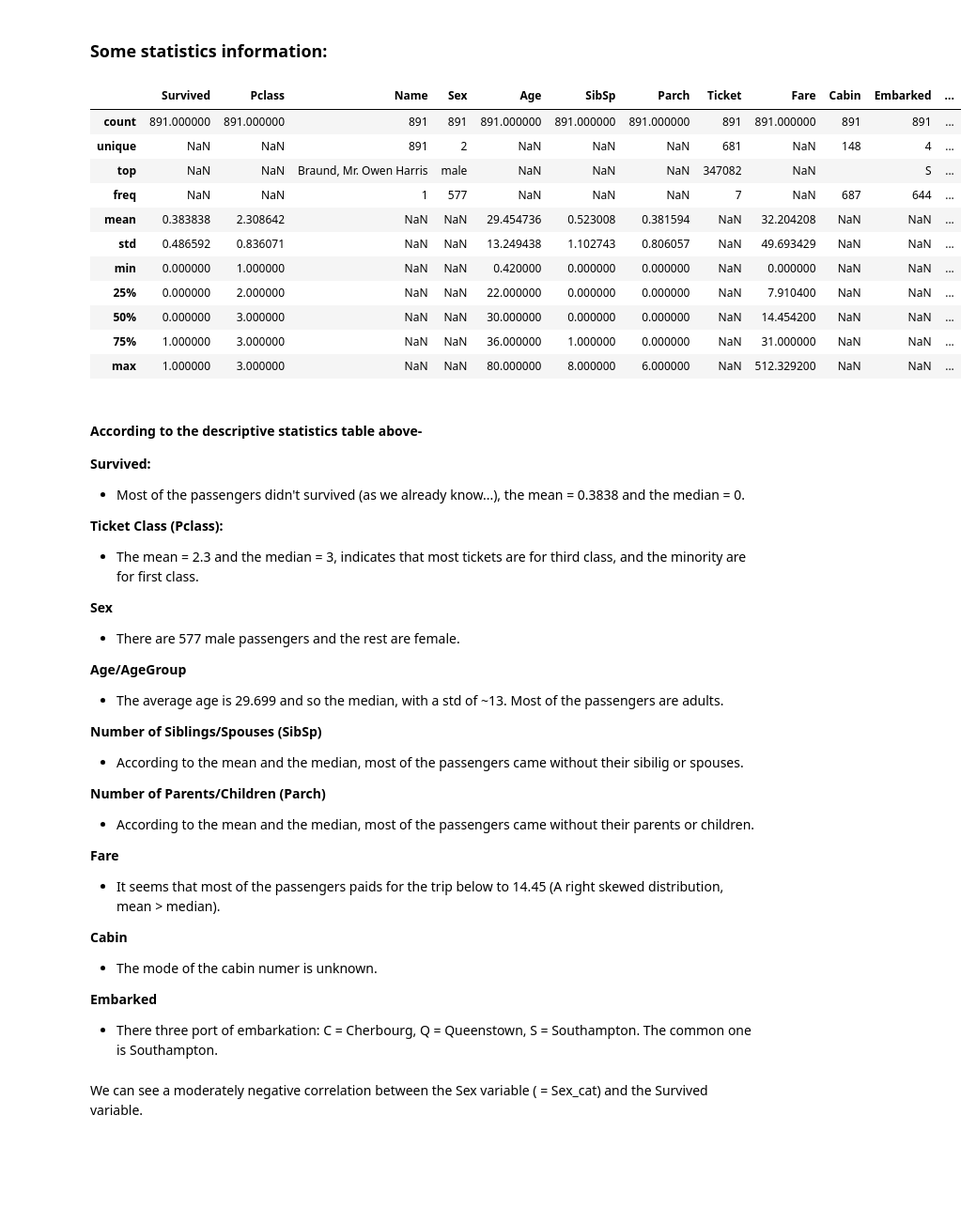
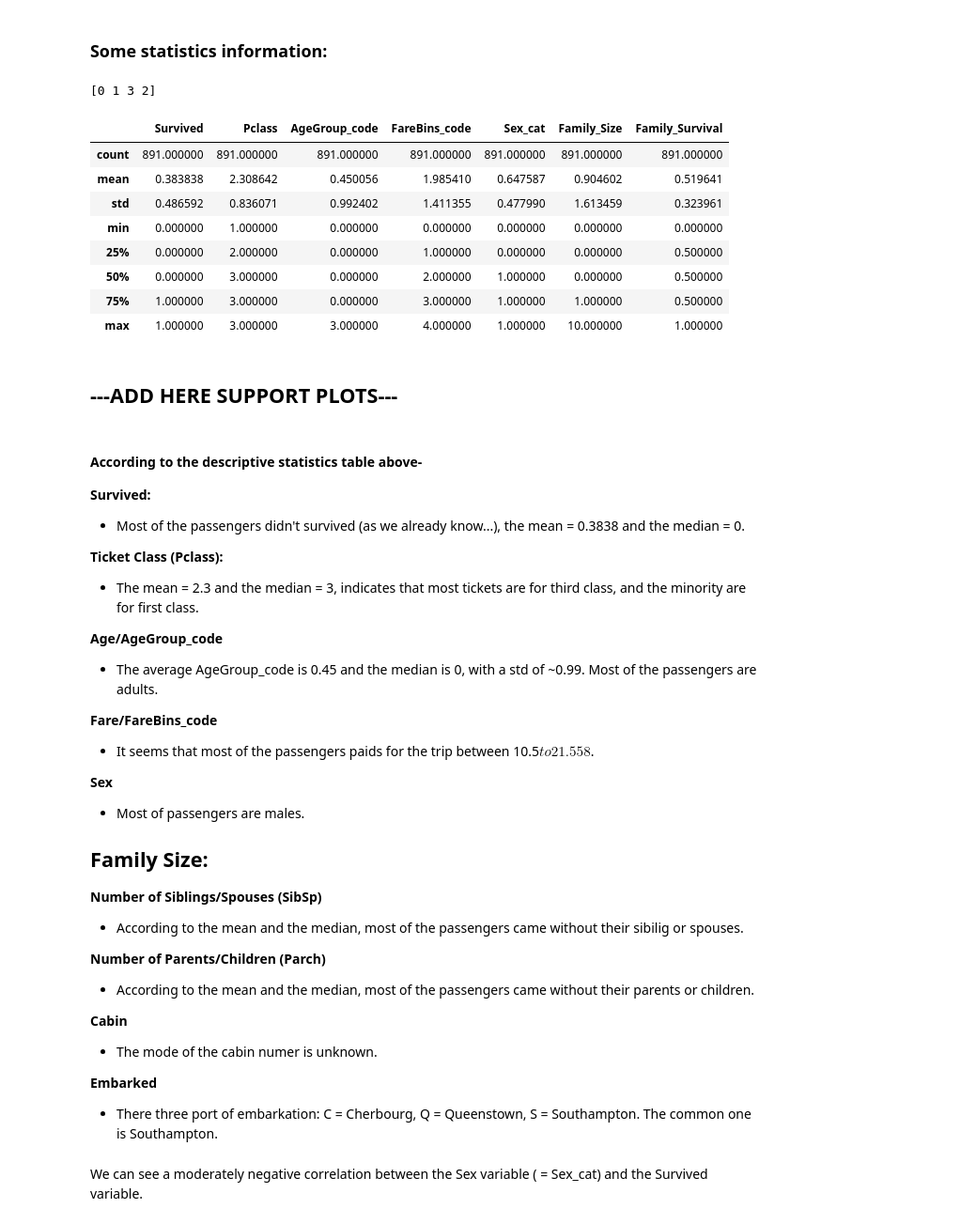
Before and after one commit to NoamRI/Titanic-Kaggle-Competiton, a Jupyter notebook: titanic.ipynb, the cells around one changed output. Shown: that part at 94% size. Drawn from its saved outputs; the diff is of its cells as text; code cells hidden in the pictures; blank space fills up the shorter version.

```diff
--- a/titanic.ipynb
+++ b/titanic.ipynb
@@ -241,0 +290,16 @@ train_data.columns[train_data.isna().any()].tolist()
+# %%
+for grp, grp_df in all_data.groupby('Ticket'):
+    if len(grp_df) != 1:
+
+        for ind, row in grp_df.iterrows():
+            if (row['Family_Survival'] == 0) | (row['Family_Survival'] == 0.5):
+                surv_max = grp_df.drop(ind)['Survived'].max()
+                surv_min = grp_df.drop(ind)['Survived'].min()
+                passID = row['PassengerId']
+
+                if surv_max == 1.0:
+                    all_data.loc[all_data.PassengerId == passID, 'Family_Survival'] = 1
+                elif surv_min == 0.0:
+                    all_data.loc[all_data.PassengerId == passID, 'Family_Survival'] = 0
+print("Number of passenger with family/group survival information: " ,
+      (all_data[all_data['Family_Survival']!=0.5].shape[0]))
@@ -241,0 +308,4 @@ train_data.columns[train_data.isna().any()].tolist()
+# %%
+# # Family_Survival in TRAIN_DATA and TEST_DATA:
+train_data['Family_Survival'] = all_data['Family_Survival'][:891]
+test_data['Family_Survival'] = all_data['Family_Survival'][891:]
@@ -241,0 +322,6 @@ train_data.columns[train_data.isna().any()].tolist()
+# %%
+train_data.drop(['PassengerId','Name', 'Sex', 'Age', 'SibSp',
+                 'Parch', 'Ticket', 'Fare', 'Cabin', 'Embarked'], axis = 1, inplace = True)
+
+test_data.drop(['PassengerId','Name', 'Sex', 'Age', 'SibSp',
+                 'Parch', 'Ticket', 'Fare', 'Cabin', 'Embarked'], axis = 1, inplace = True)
@@ -256,8 +346,0 @@ Additionally, we will create a new column, AgeGroup, that will contain the age g
-# %%
-train_data["Sex"] = train_data["Sex"].astype('category')
-train_data["Sex_cat"] = train_data["Sex"].cat.codes
-
-bins= [0,4,13,20,110]
-labels = ['Infant','Kid','Teen','Adult']
-train_data['AgeGroup'] = pd.cut(train_data['Age'], bins=bins, labels=labels, right=False)
-train_data.dtypes
@@ -292,20 +347,23 @@ train_data.head()
 # %% [markdown]
 ### Some statistics information:
+# %%
+print(train_data.AgeGroup_code.unique())
+# %% [output]
+[0 1 3 2]
 # %%
-train_data.iloc[:, 1:].describe(include='all')
+train_data.describe(include='all')
 # %% [output]
-|  | Survived | Pclass | Name | Sex | Age | SibSp | Parch | Ticket | Fare | Cabin | Embarked | ... |
-| count | 891.000000 | 891.000000 | 891 | 891 | 891.000000 | 891.000000 | 891.000000 | 891 | 891.000000 | 891 | 891 | ... |
-| unique | NaN | NaN | 891 | 2 | NaN | NaN | NaN | 681 | NaN | 148 | 4 | ... |
-| top | NaN | NaN | Braund, Mr. Owen Harris | male | NaN | NaN | NaN | 347082 | NaN |  | S | ... |
-| freq | NaN | NaN | 1 | 577 | NaN | NaN | NaN | 7 | NaN | 687 | 644 | ... |
-| mean | 0.383838 | 2.308642 | NaN | NaN | 29.454736 | 0.523008 | 0.381594 | NaN | 32.204208 | NaN | NaN | ... |
-| std | 0.486592 | 0.836071 | NaN | NaN | 13.249438 | 1.102743 | 0.806057 | NaN | 49.693429 | NaN | NaN | ... |
-| min | 0.000000 | 1.000000 | NaN | NaN | 0.420000 | 0.000000 | 0.000000 | NaN | 0.000000 | NaN | NaN | ... |
-| 25% | 0.000000 | 2.000000 | NaN | NaN | 22.000000 | 0.000000 | 0.000000 | NaN | 7.910400 | NaN | NaN | ... |
-| 50% | 0.000000 | 3.000000 | NaN | NaN | 30.000000 | 0.000000 | 0.000000 | NaN | 14.454200 | NaN | NaN | ... |
-| 75% | 1.000000 | 3.000000 | NaN | NaN | 36.000000 | 1.000000 | 0.000000 | NaN | 31.000000 | NaN | NaN | ... |
-| max | 1.000000 | 3.000000 | NaN | NaN | 80.000000 | 8.000000 | 6.000000 | NaN | 512.329200 | NaN | NaN | ... |
+|  | Survived | Pclass | AgeGroup_code | FareBins_code | Sex_cat | Family_Size | Family_Survival |
+| count | 891.000000 | 891.000000 | 891.000000 | 891.000000 | 891.000000 | 891.000000 | 891.000000 |
+| mean | 0.383838 | 2.308642 | 0.450056 | 1.985410 | 0.647587 | 0.904602 | 0.519641 |
+| std | 0.486592 | 0.836071 | 0.992402 | 1.411355 | 0.477990 | 1.613459 | 0.323961 |
+| min | 0.000000 | 1.000000 | 0.000000 | 0.000000 | 0.000000 | 0.000000 | 0.000000 |
+| 25% | 0.000000 | 2.000000 | 0.000000 | 1.000000 | 0.000000 | 0.000000 | 0.500000 |
+| 50% | 0.000000 | 3.000000 | 0.000000 | 2.000000 | 1.000000 | 0.000000 | 0.500000 |
+| 75% | 1.000000 | 3.000000 | 0.000000 | 3.000000 | 1.000000 | 1.000000 | 0.500000 |
+| max | 1.000000 | 3.000000 | 3.000000 | 4.000000 | 1.000000 | 10.000000 | 1.000000 |
+# %% [markdown]
+## ---ADD HERE SUPPORT PLOTS---
 # %% [markdown]
  #### According to the descriptive statistics table above-
 
@@ -315,11 +373,17 @@ train_data.iloc[:, 1:].describe(include='all')
 **Ticket Class (Pclass):**
 - The mean = 2.3 and the median = 3, indicates that most tickets are for third class, and the minority are for first class.
 
+**Age/AgeGroup_code**
+- The average AgeGroup_code is 0.45 and the median is 0, with a std of ~0.99. Most of the passengers are adults.
+
+**Fare/FareBins_code**
+- It seems that most of the passengers paids for the trip between 10.5$ to 21.558$.
+
 **Sex**
-- There are 577 male passengers and the rest are female.
+- Most of passengers are males.
 
-**Age/AgeGroup**
-- The average age is 29.699 and so the median, with a std of ~13. Most of the passengers are adults.
+**Family Size:**
+-
 
 **Number of Siblings/Spouses (SibSp)**
 - According to the mean and the median, most of the passengers came without their sibilig or spouses.
@@ -327,8 +391,7 @@ train_data.iloc[:, 1:].describe(include='all')
 **Number of Parents/Children (Parch)**
 - According to the mean and the median, most of the passengers came without their parents or children.
 
-**Fare**
-- It seems that most of the passengers paids for the trip below to 14.45 (A right skewed distribution, mean > median).
+
 
 **Cabin**
 - The mode of the cabin numer is unknown.
```
Also changed, not shown: parts of 89 cells of this notebook.
